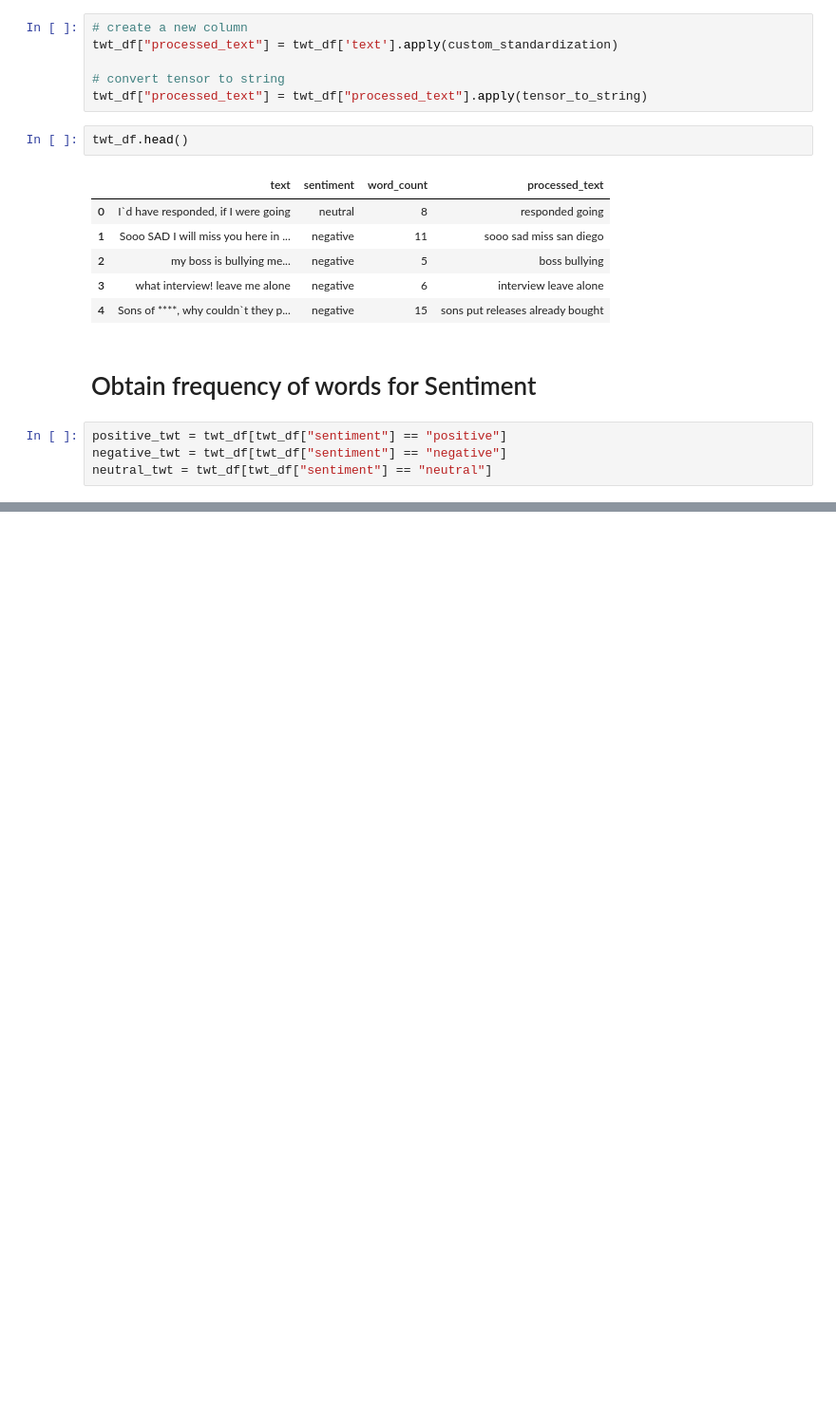
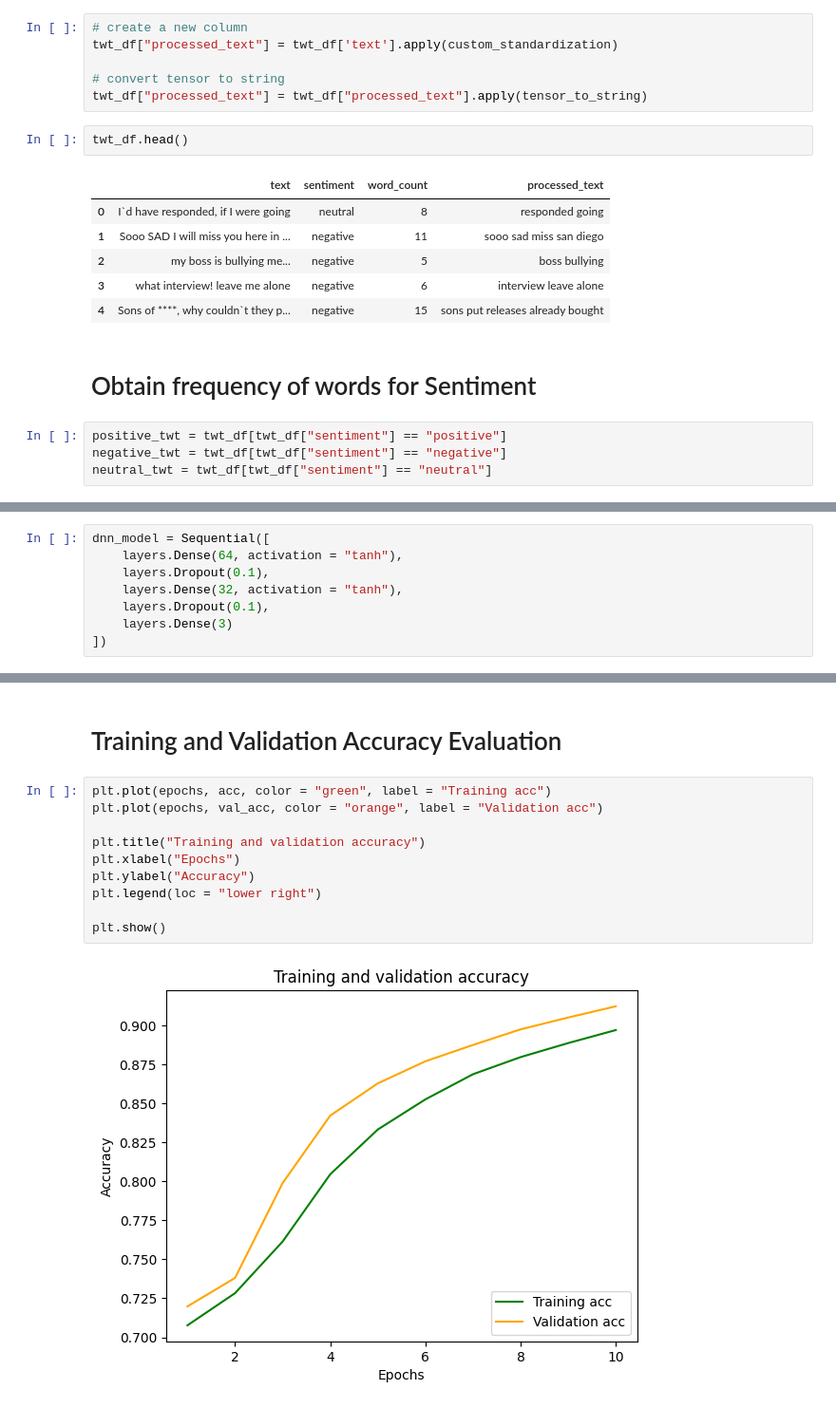
Before and after one commit to felix101930/Sentiment-Analysis, a Jupyter notebook: Sent_Anal.ipynb, the cells around one changed output, grey strips where cells are left out. Shown at 95% size. Drawn from its saved outputs; the diff is of its cells as text; blank space fills up the shorter version.

```diff
--- a/Sent_Anal.ipynb
+++ b/Sent_Anal.ipynb
@@ -251,0 +361,8 @@ X_tra
+# %%
+dnn_model = Sequential([
+    layers.Dense(64, activation = "tanh"),
+    layers.Dropout(0.1),
+    layers.Dense(32, activation = "tanh"),
+    layers.Dropout(0.1),
+    layers.Dense(3)
+])
@@ -251,0 +481,14 @@ X_tra
+# %% [markdown]
+# Training and Validation Accuracy Evaluation
+# %%
+plt.plot(epochs, acc, color = "green", label = "Training acc")
+plt.plot(epochs, val_acc, color = "orange", label = "Validation acc")
+
+plt.title("Training and validation accuracy")
+plt.xlabel("Epochs")
+plt.ylabel("Accuracy")
+plt.legend(loc = "lower right")
+
+plt.show()
+# %% [output]
+[figure, added]
```
Also changed, not shown: parts of 72 cells of this notebook.
